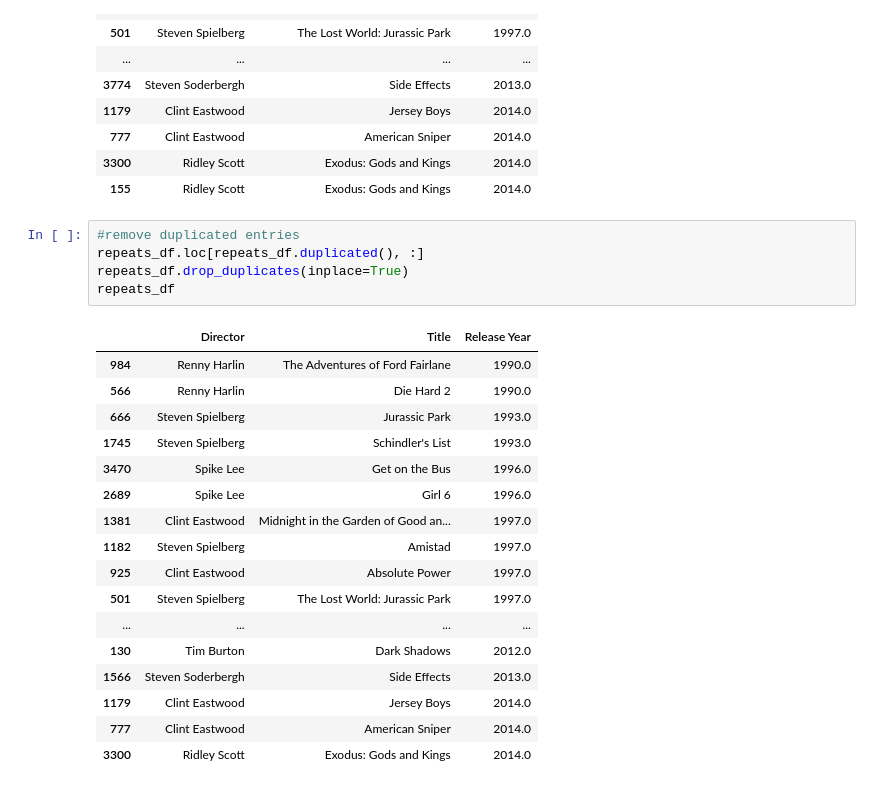
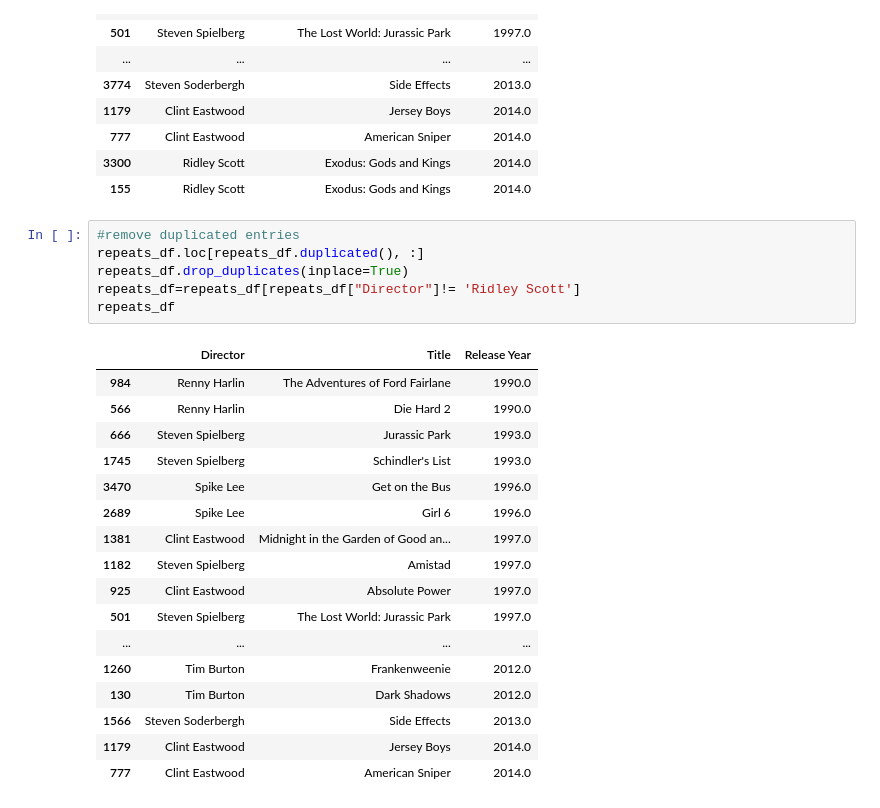
Before and after one commit to radowtay/Project-1, a Jupyter notebook: Busiest Directors Script.ipynb, the cells around one changed output. Drawn from its saved outputs; the diff is of its cells as text.

```diff
--- a/Busiest Directors Script.ipynb
+++ b/Busiest Directors Script.ipynb
@@ -180,23 +181,24 @@ repeats_df
 # %%
 #remove duplicated entries
 repeats_df.loc[repeats_df.duplicated(), :]
 repeats_df.drop_duplicates(inplace=True)
+repeats_df=repeats_df[repeats_df["Director"]!= 'Ridley Scott']
 repeats_df
 # %% [output]
 |  | Director | Title | Release Year |
 | 984 | Renny Harlin | The Adventures of Ford Fairlane | 1990.0 |
 | 566 | Renny Harlin | Die Hard 2 | 1990.0 |
 | 666 | Steven Spielberg | Jurassic Park | 1993.0 |
 | 1745 | Steven Spielberg | Schindler's List | 1993.0 |
 | 3470 | Spike Lee | Get on the Bus | 1996.0 |
 | 2689 | Spike Lee | Girl 6 | 1996.0 |
 | 1381 | Clint Eastwood | Midnight in the Garden of Good an... | 1997.0 |
 | 1182 | Steven Spielberg | Amistad | 1997.0 |
 | 925 | Clint Eastwood | Absolute Power | 1997.0 |
 | 501 | Steven Spielberg | The Lost World: Jurassic Park | 1997.0 |
 | ... | ... | ... | ... |
+| 1260 | Tim Burton | Frankenweenie | 2012.0 |
 | 130 | Tim Burton | Dark Shadows | 2012.0 |
 | 1566 | Steven Soderbergh | Side Effects | 2013.0 |
 | 1179 | Clint Eastwood | Jersey Boys | 2014.0 |
 | 777 | Clint Eastwood | American Sniper | 2014.0 |
-| 3300 | Ridley Scott | Exodus: Gods and Kings | 2014.0 |
```
Also changed, not shown: parts of 5 cells of this notebook, 3 other files.
